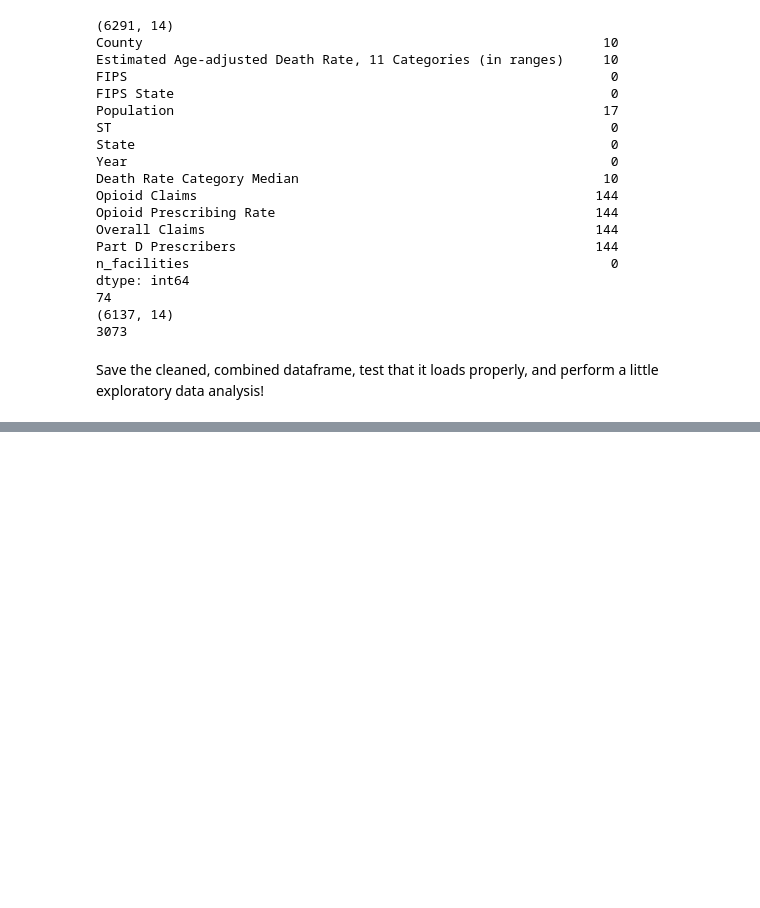
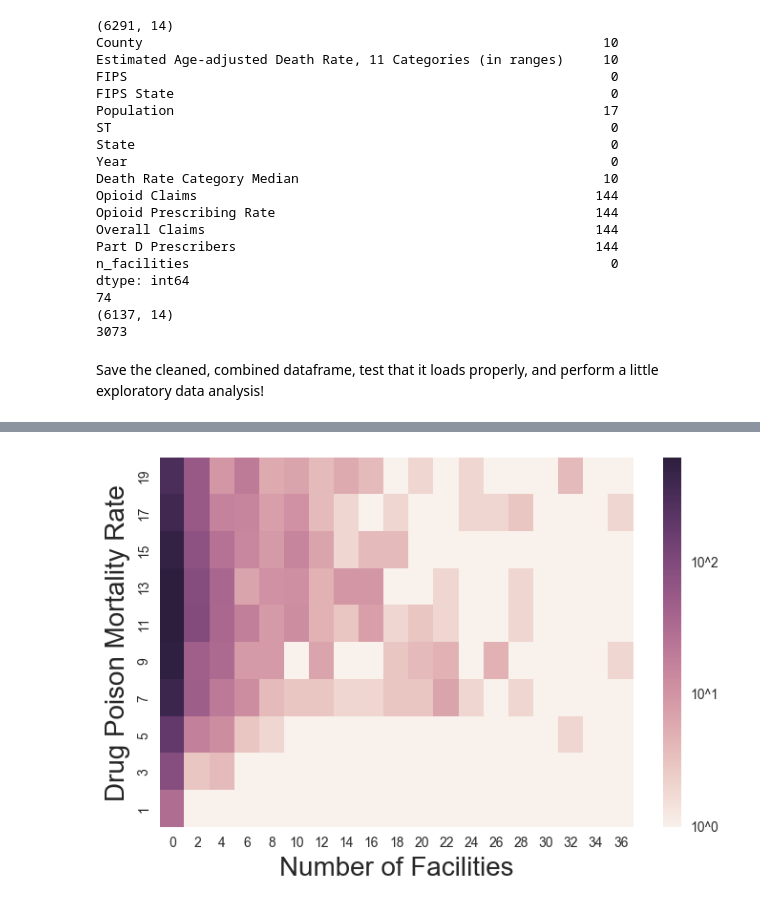
Before and after one commit to gkafka/Rehab4Rehab, a Jupyter notebook: CombineData.ipynb, the cells around one changed output, grey strips where cells are left out. Cells and saved outputs as stored; diff of their text form; code cells hidden in the pictures; blank space fills up the shorter version.

```diff
--- a/CombineData.ipynb
+++ b/CombineData.ipynb
@@ -244,0 +245,23 @@ axes[1][1].set_xlim(-0.1,2);
+# %%
+h2d, xe, ye = np.histogram2d(df['n_facilities'], df['Death Rate Category Median'],
+                             bins=[xrange(0,40,2), xrange(0,22,2)])
+h2d = h2d.transpose()
+#ax = sns.heatmap(h2d)
+#ax.invert_yaxis()
+h2d = np.log10(h2d)
+h2d[h2d == -np.inf] = 0
+
+fig = plt.subplots(figsize=(8,5))
+ax = sns.heatmap(h2d, xticklabels=range(0,40,2), yticklabels=range(1,21,2))
+ax.invert_yaxis()
+ax.set_xlabel('Number of Facilities')
+ax.xaxis.label.set_fontsize(20)
+ax.set_ylabel('Drug Poison Mortality Rate')
+ax.yaxis.label.set_fontsize(20)
+cbar = ax.collections[0].colorbar
+maxval = np.max(h2d)
+cbar.set_ticks([x for x in np.arange(0,maxval, 1)])
+cbar.set_ticklabels(['10^{0}'.format(int(x)) for x in np.arange(0,maxval, 1)])
+plt.savefig('EDA_nfacility.png')
+# %% [output]
+[figure, added]
```
Also changed, not shown: parts of 6 cells of this notebook, 7 other files.
